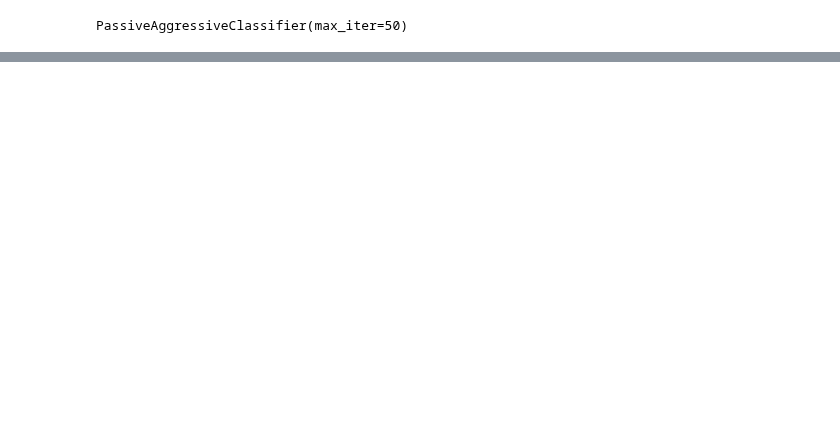
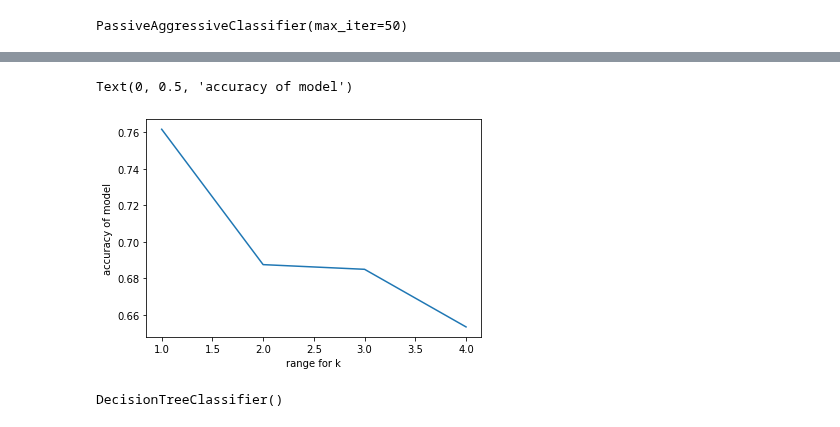
Before and after one commit to vishwan454/fakenews_prediction, a Jupyter notebook: fake_news_detection.ipynb, the cells around one changed output, grey strips where cells are left out. Saved outputs shown, nothing was run; the diff lists cells and outputs as text; code cells hidden in the pictures; blank space fills up the shorter version.

Commit message:
new changes about data and model

```diff
--- a/fake_news_detection.ipynb
+++ b/fake_news_detection.ipynb
@@ -91,13 +93,22 @@ tfidf_train
 # k_range = range(1,10)
 score = {}
 score_list =[]
-for k in range(1,10):
+for k in range(1,5):
     knn = KNeighborsClassifier(n_neighbors=k)
     knn.fit(tfidf_train, y_train)
     y_pred1 = knn.predict(tfidf_test)
     score[k] = accuracy_score(y_test, y_pred1)
     score_list.append(accuracy_score(y_test, y_pred1))
 # %%
-plt.plot(range(1,10), score_list)
+plt.plot(range(1,5), score_list)
 plt.xlabel("range for k")
 plt.ylabel("accuracy of model")
+# %% [output]
+Text(0, 0.5, 'accuracy of model')
+[figure, added]
+# %%
+clf = DecisionTreeClassifier()
+
+clf.fit(tfidf_train, y_train)
+# %% [output]
+DecisionTreeClassifier()
```
Also changed, not shown: parts of 9 cells of this notebook.
